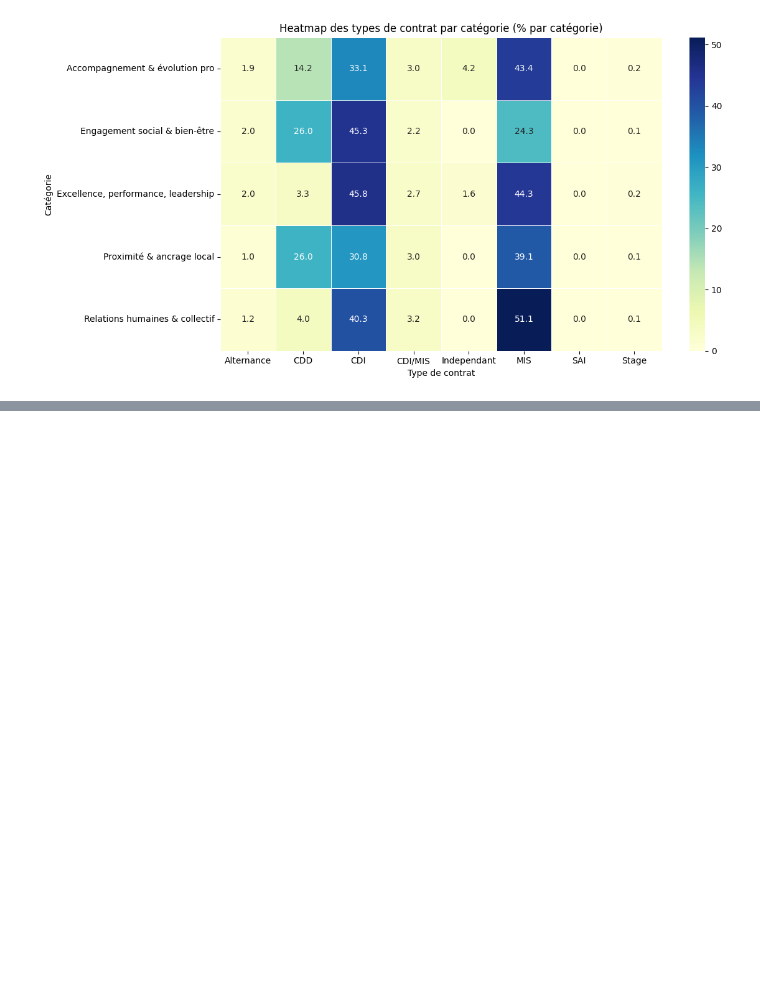
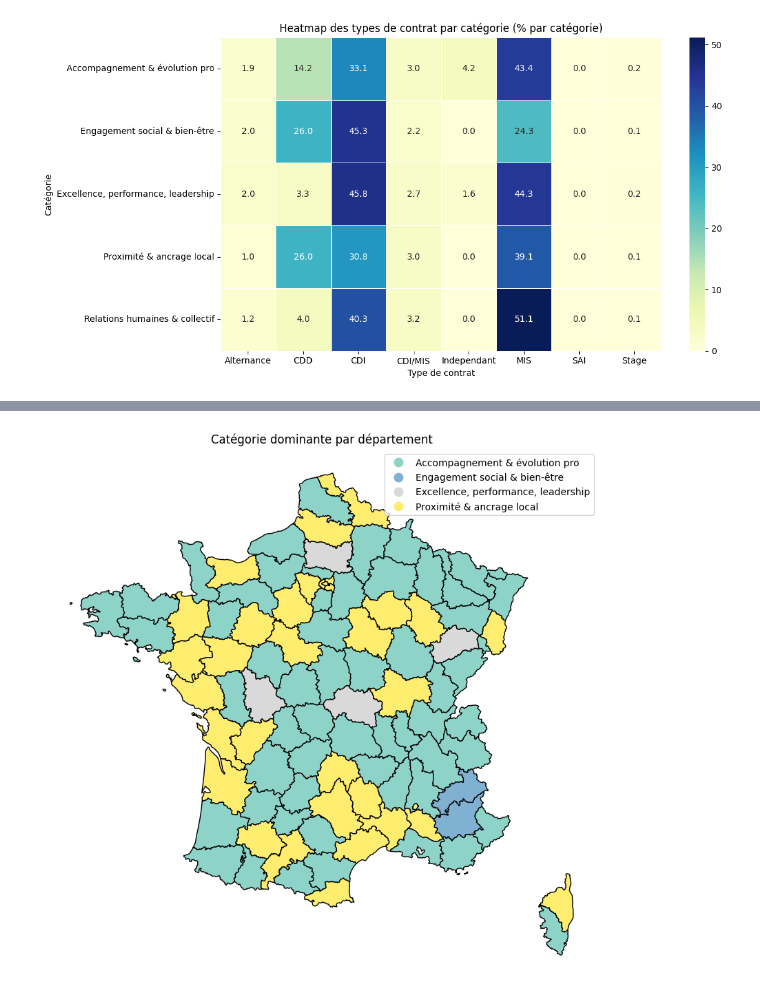
Before and after one commit to philipaslls/statapp, a Jupyter notebook: graphique.ipynb, the cells around one changed output, grey strips where cells are left out. Saved outputs shown, nothing was run; the diff lists cells and outputs as text; code cells hidden in the pictures; blank space fills up the shorter version.

```diff
--- a/graphique.ipynb
+++ b/graphique.ipynb
@@ -126,0 +209,36 @@ plt.show()
+# %%
+import pandas as pd
+import geopandas as gpd
+import matplotlib.pyplot as plt
+
+# Définir les labels des catégories
+category_labels = {
+    1: 'Excellence, performance, leadership',
+    2: 'Accompagnement & évolution pro',
+    3: 'Proximité & ancrage local',
+    4: 'Relations humaines & collectif',
+    5: 'Engagement social & bien-être'
+}
+
+# Déterminer la catégorie dominante par département
+dominant_category = df.groupby('location_departement')['catégories'] \
+                      .agg(lambda x: x.value_counts().idxmax()) \
+                      .map(category_labels).reset_index()
+dominant_category.columns = ['code', 'catégorie_majoritaire']
+dominant_category['code'] = dominant_category['code'].astype(str).str.zfill(2)
+
+# Charger la carte des départements (fichier GeoJSON en ligne)
+geojson_url = "https://raw.githubusercontent.com/gregoiredavid/france-geojson/master/departements-version-simplifiee.geojson"
+departements = gpd.read_file(geojson_url)
+
+# Fusionner les données avec la carte
+departements = departements.merge(dominant_category, left_on='code', right_on='code')
+
+# Afficher la carte
+fig, ax = plt.subplots(1, 1, figsize=(12, 10))
+departements.plot(column='catégorie_majoritaire', legend=True, ax=ax, cmap='Set3', edgecolor='black')
+plt.title("Catégorie dominante par département")
+plt.axis('off')
+plt.show()
+# %% [output]
+[figure, added]
```
Also changed, not shown: parts of 5 cells of this notebook.
